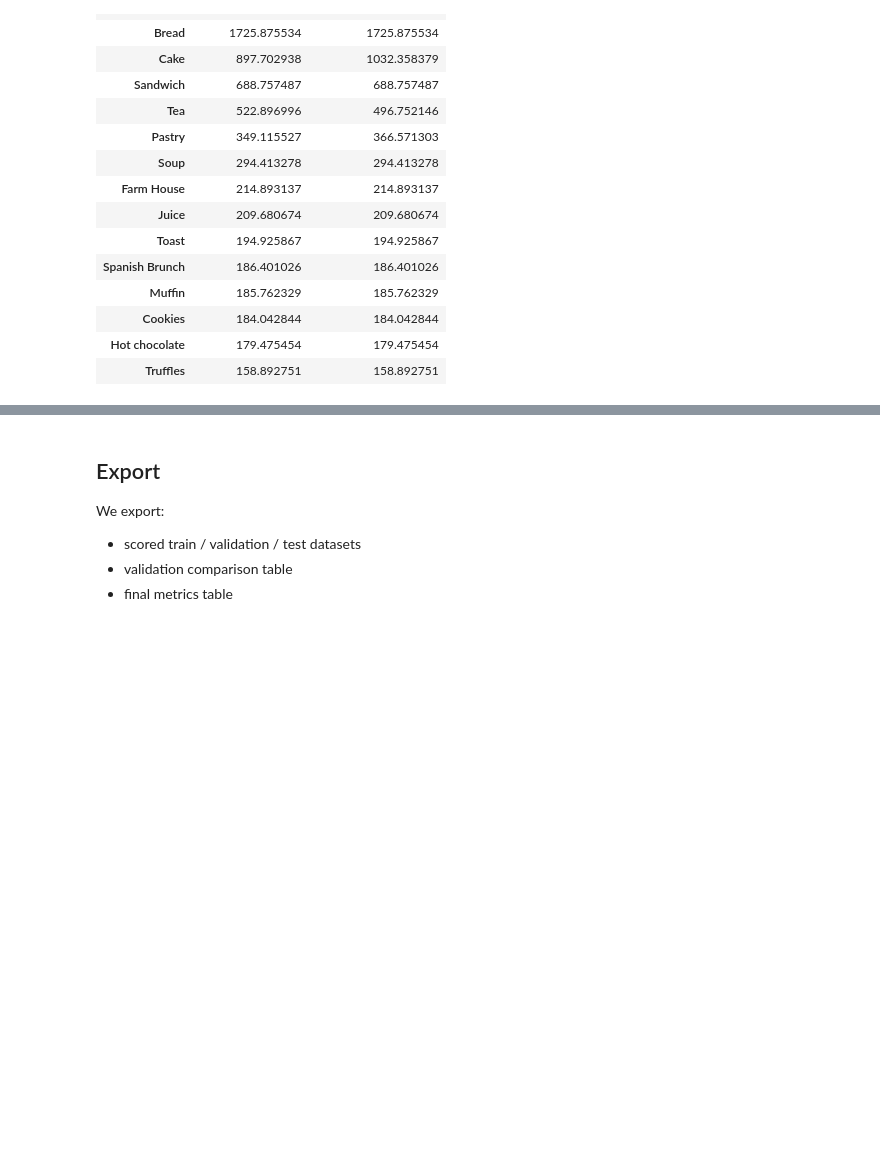
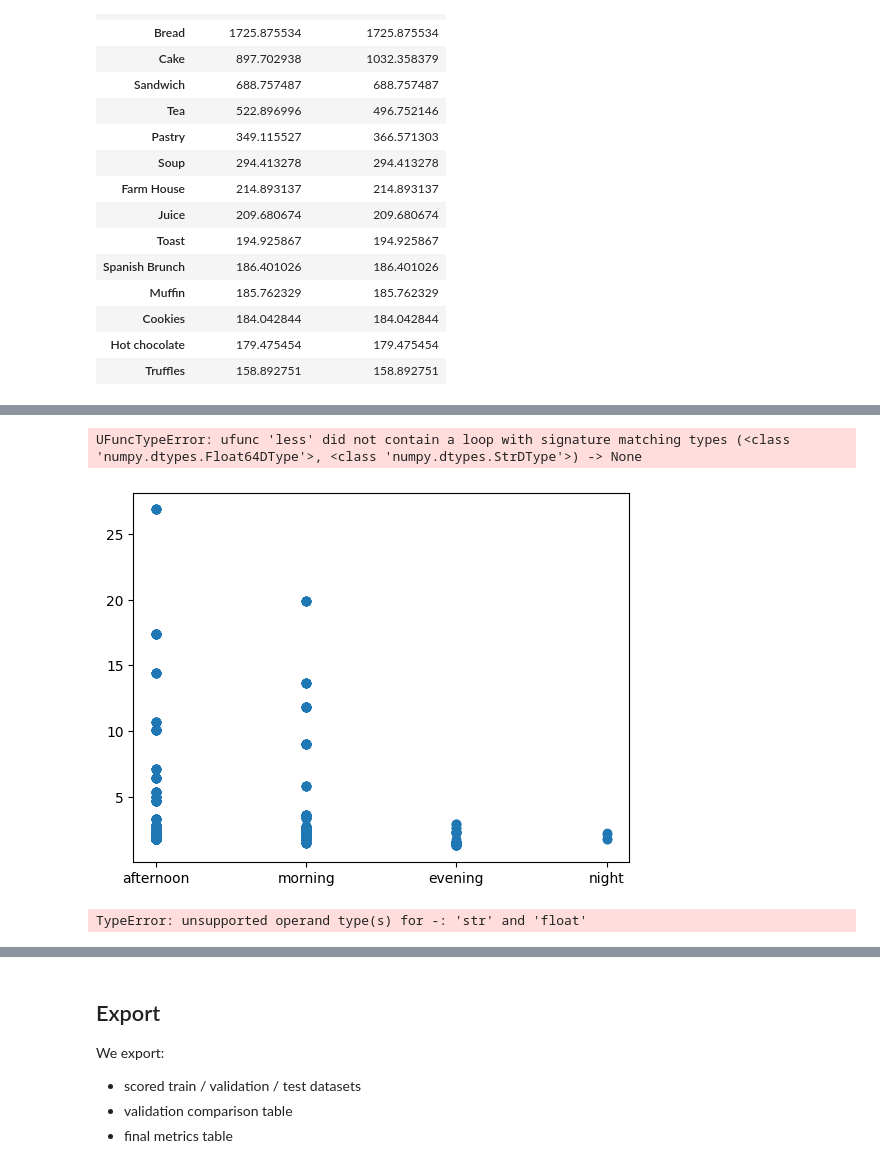
Before and after one commit to sloxen/AutoPred, a Jupyter notebook: bakery_demo.ipynb, the cells around one changed output, grey strips where cells are left out. Cells and saved outputs as stored; diff of their text form; code cells hidden in the pictures; blank space fills up the shorter version.

```diff
--- a/bakery_demo.ipynb
+++ b/bakery_demo.ipynb
@@ -687,0 +729,34 @@ test_revenue_compare.head(15)
+# %%
+# ---- Plot 2: Scatter ----
+plt.figure()
+
+plt.scatter(test_scored_df[actual_col], test_scored_df[pred_col])
+
+min_v = min(test_scored_df[actual_col].min(), test_scored_df[pred_col].min())
+max_v = max(test_scored_df[actual_col].max(), test_scored_df[pred_col].max())
+
+plt.plot([min_v, max_v], [min_v, max_v])  # diagonal
+
+plt.xlabel("Actual")
+plt.ylabel("Predicted")
+plt.title("Prediction Accuracy")
+plt.tight_layout()
+plt.savefig("demo/bakery_kaggle/plots/plot_scatter.png")
+plt.show()
+# %% [output]
+UFuncTypeError: ufunc 'less' did not contain a loop with signature matching types (<class 'numpy.dtypes.Float64DType'>, <class 'numpy.dtypes.StrDType'>) -> None
+[figure, added]
+# %%
+# ---- Plot 3: Error by product ----
+if item_col:
+    test_scored_df["error"] = (test_scored_df[actual_col] - test_scored_df[pred_col]).abs()
+    err = test_scored_df.groupby(item_col)["error"].mean().sort_values()
+
+    plt.figure()
+    err.plot(kind="bar")
+    plt.title("Error by Product")
+    plt.tight_layout()
+    plt.savefig("demo/bakery_kaggle/plots/plot_error_by_product.png")
+    plt.show()
+# %% [output]
+TypeError: unsupported operand type(s) for -: 'str' and 'float'
```
Also changed, not shown: parts of 7 cells of this notebook, 11 other files.
